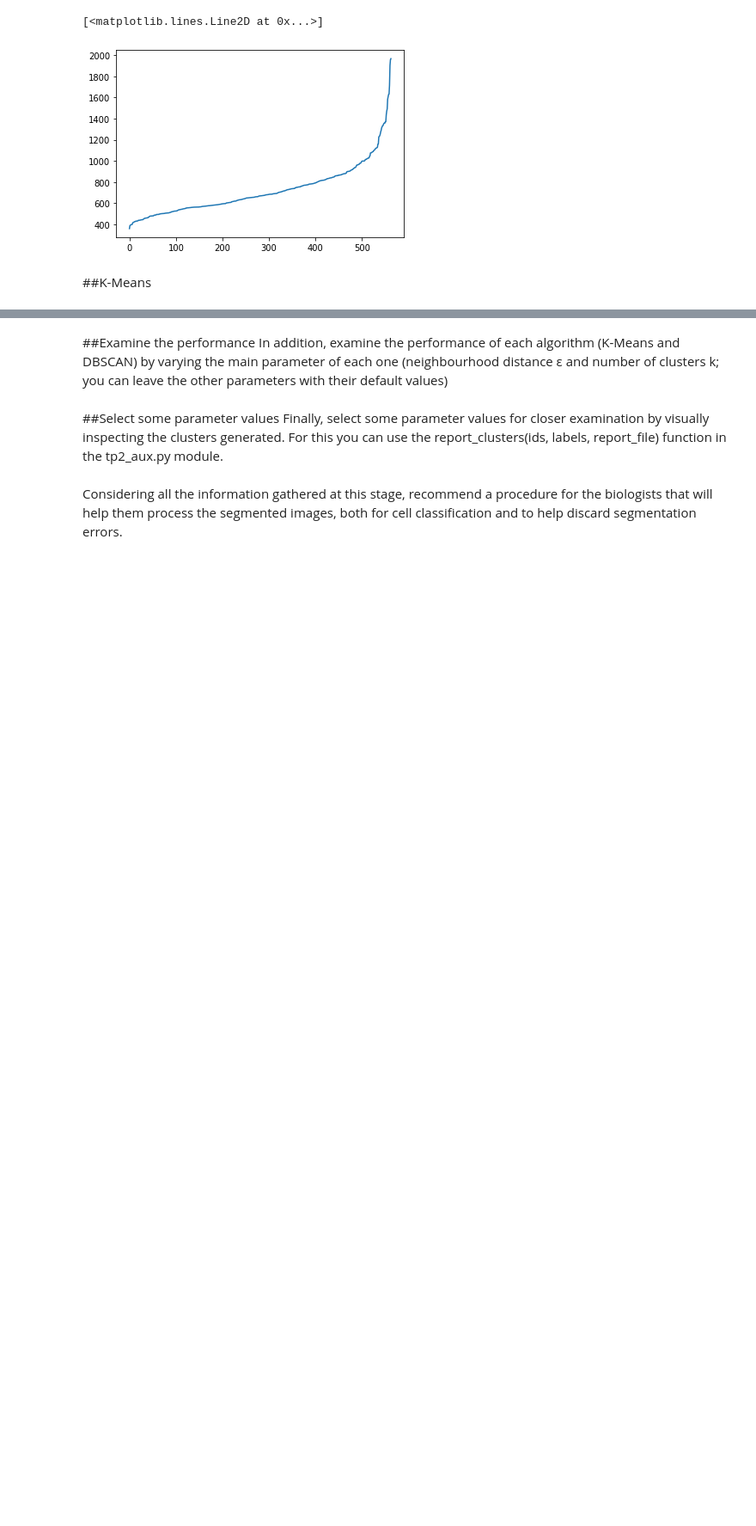
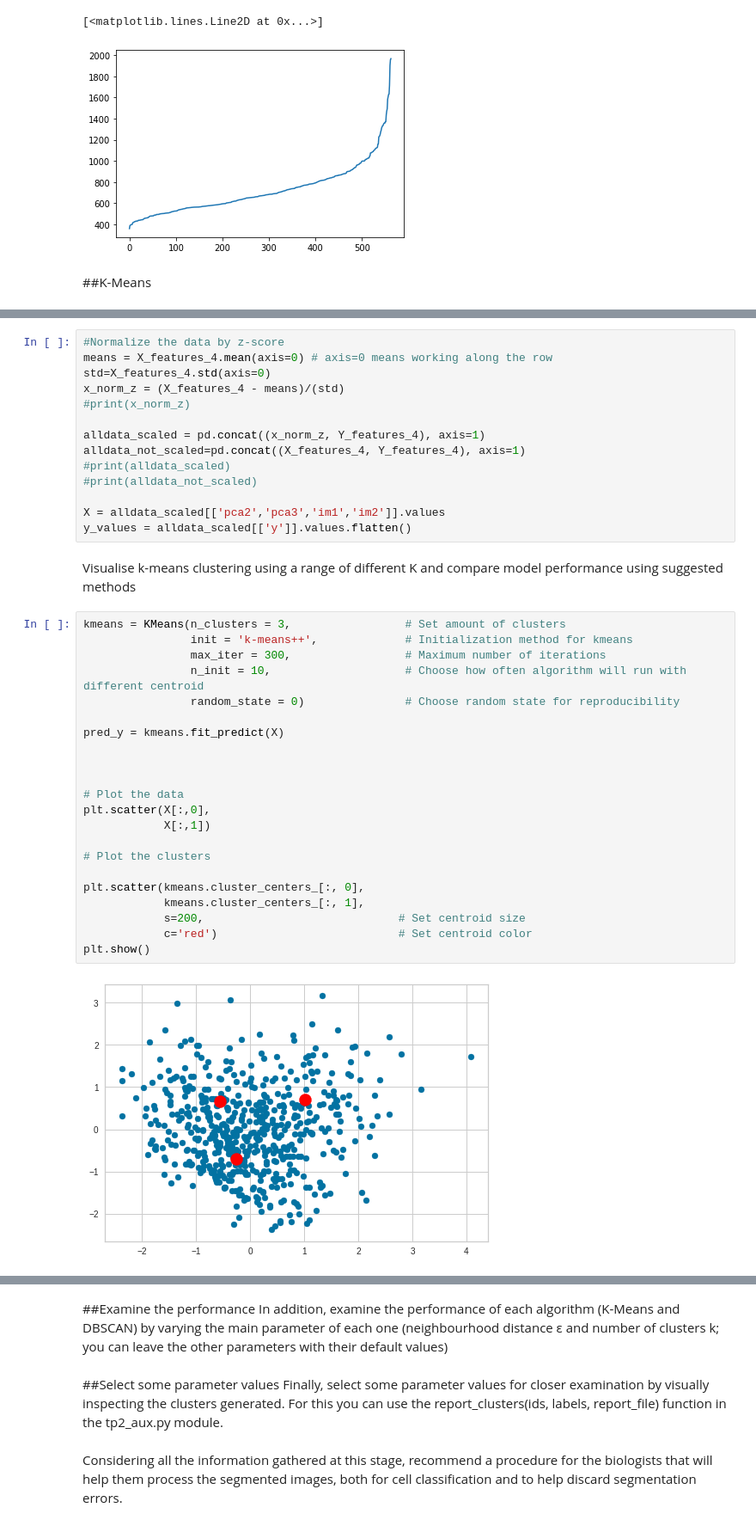
Before and after one commit to Migaalee/machine_learning, a Jupyter notebook: Assigment2_AA.ipynb, the cells around one changed output, grey strips where cells are left out. Shown: that part at 86% size. Cells and saved outputs as stored; diff of their text form; blank space fills up the shorter version.

```diff
--- a/Assigment2_AA.ipynb
+++ b/Assigment2_AA.ipynb
@@ -425,0 +465,40 @@ plt.plot(distances)
+# %%
+#Normalize the data by z-score
+means = X_features_4.mean(axis=0) # axis=0 means working along the row
+std=X_features_4.std(axis=0)
+x_norm_z = (X_features_4 - means)/(std)
+#print(x_norm_z)
+
+alldata_scaled = pd.concat((x_norm_z, Y_features_4), axis=1)
+alldata_not_scaled=pd.concat((X_features_4, Y_features_4), axis=1)
+#print(alldata_scaled)
+#print(alldata_not_scaled)
+
+X = alldata_scaled[['pca2','pca3','im1','im2']].values
+y_values = alldata_scaled[['y']].values.flatten()
+# %% [markdown]
+Visualise k-means clustering using a range of different K and compare model performance using suggested methods
+# %%
+kmeans = KMeans(n_clusters = 3,                 # Set amount of clusters
+                init = 'k-means++',             # Initialization method for kmeans
+                max_iter = 300,                 # Maximum number of iterations
+                n_init = 10,                    # Choose how often algorithm will run with different centroid
+                random_state = 0)               # Choose random state for reproducibility
+
+pred_y = kmeans.fit_predict(X)
+
+
+
+# Plot the data
+plt.scatter(X[:,0],
+            X[:,1])
+
+# Plot the clusters
+
+plt.scatter(kmeans.cluster_centers_[:, 0],
+            kmeans.cluster_centers_[:, 1],
+            s=200,                             # Set centroid size
+            c='red')                           # Set centroid color
+plt.show()
+# %% [output]
+[figure, added]
```
Also changed, not shown: parts of 24 cells of this notebook.
